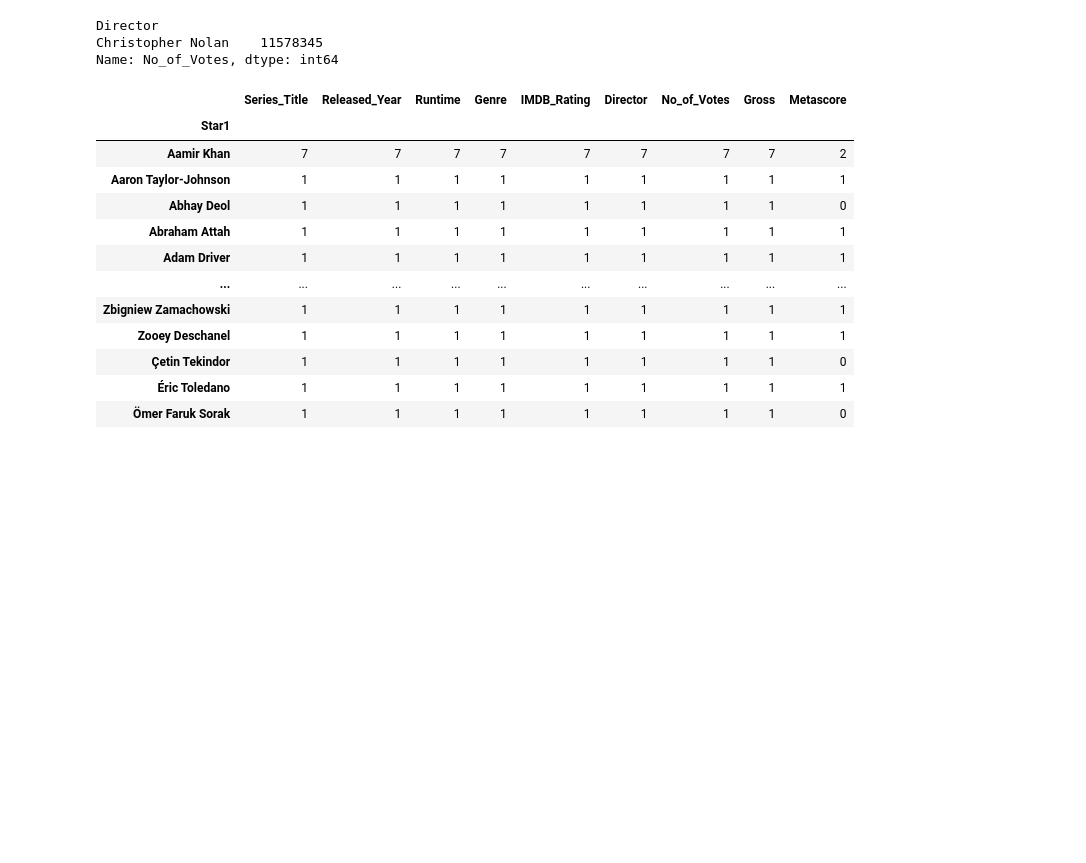
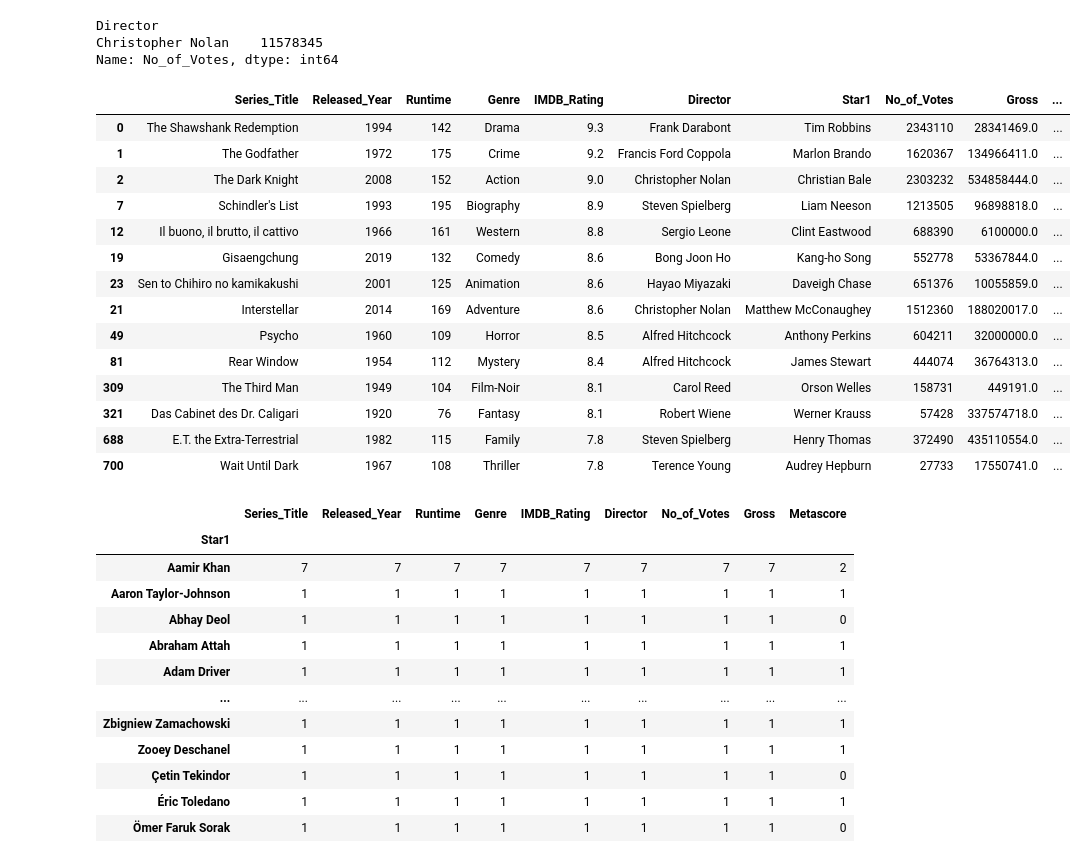
Before and after one commit to XionVolt/Ai-Ml, a Jupyter notebook: Programming/Pandas/06_groupByObjectInPandas.ipynb, the cells around one changed output. Drawn from its saved outputs; the diff is of its cells as text; code cells hidden in the pictures; blank space fills up the shorter version.

```diff
--- a/Programming/Pandas/06_groupByObjectInPandas.ipynb
+++ b/Programming/Pandas/06_groupByObjectInPandas.ipynb
@@ -155,6 +157,27 @@ movies.groupby('Director')['No_of_Votes'].sum().sort_values(ascending=False).hea
 Director
 Christopher Nolan    11578345
 Name: No_of_Votes, dtype: int64
+# %%
+# find the higest rated movies of each genre -> we will see how to solve this with groupby later
+
+# for now we can solve this simply, in this way
+movies.sort_values(by='IMDB_Rating',ascending=False).drop_duplicates(subset='Genre')
+# %% [output]
+|  | Series_Title | Released_Year | Runtime | Genre | IMDB_Rating | Director | Star1 | No_of_Votes | Gross | ... |
+| 0 | The Shawshank Redemption | 1994 | 142 | Drama | 9.3 | Frank Darabont | Tim Robbins | 2343110 | 28341469.0 | ... |
+| 1 | The Godfather | 1972 | 175 | Crime | 9.2 | Francis Ford Coppola | Marlon Brando | 1620367 | 134966411.0 | ... |
+| 2 | The Dark Knight | 2008 | 152 | Action | 9.0 | Christopher Nolan | Christian Bale | 2303232 | 534858444.0 | ... |
+| 7 | Schindler's List | 1993 | 195 | Biography | 8.9 | Steven Spielberg | Liam Neeson | 1213505 | 96898818.0 | ... |
+| 12 | Il buono, il brutto, il cattivo | 1966 | 161 | Western | 8.8 | Sergio Leone | Clint Eastwood | 688390 | 6100000.0 | ... |
+| 19 | Gisaengchung | 2019 | 132 | Comedy | 8.6 | Bong Joon Ho | Kang-ho Song | 552778 | 53367844.0 | ... |
+| 23 | Sen to Chihiro no kamikakushi | 2001 | 125 | Animation | 8.6 | Hayao Miyazaki | Daveigh Chase | 651376 | 10055859.0 | ... |
+| 21 | Interstellar | 2014 | 169 | Adventure | 8.6 | Christopher Nolan | Matthew McConaughey | 1512360 | 188020017.0 | ... |
+| 49 | Psycho | 1960 | 109 | Horror | 8.5 | Alfred Hitchcock | Anthony Perkins | 604211 | 32000000.0 | ... |
+| 81 | Rear Window | 1954 | 112 | Mystery | 8.4 | Alfred Hitchcock | James Stewart | 444074 | 36764313.0 | ... |
+| 309 | The Third Man | 1949 | 104 | Film-Noir | 8.1 | Carol Reed | Orson Welles | 158731 | 449191.0 | ... |
+| 321 | Das Cabinet des Dr. Caligari | 1920 | 76 | Fantasy | 8.1 | Robert Wiene | Werner Krauss | 57428 | 337574718.0 | ... |
+| 688 | E.T. the Extra-Terrestrial | 1982 | 115 | Family | 7.8 | Steven Spielberg | Henry Thomas | 372490 | 435110554.0 | ... |
+| 700 | Wait Until Dark | 1967 | 108 | Thriller | 7.8 | Terence Young | Audrey Hepburn | 27733 | 17550741.0 | ... |
 # %%
 # in this cell you will learn about count and size method on groupby object
 
```
Also changed, not shown: parts of 15 cells of this notebook, 2 other files.
